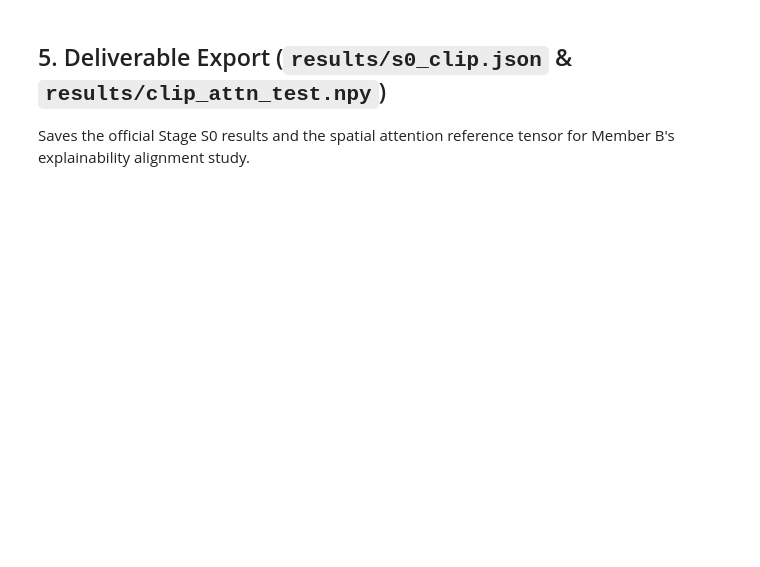
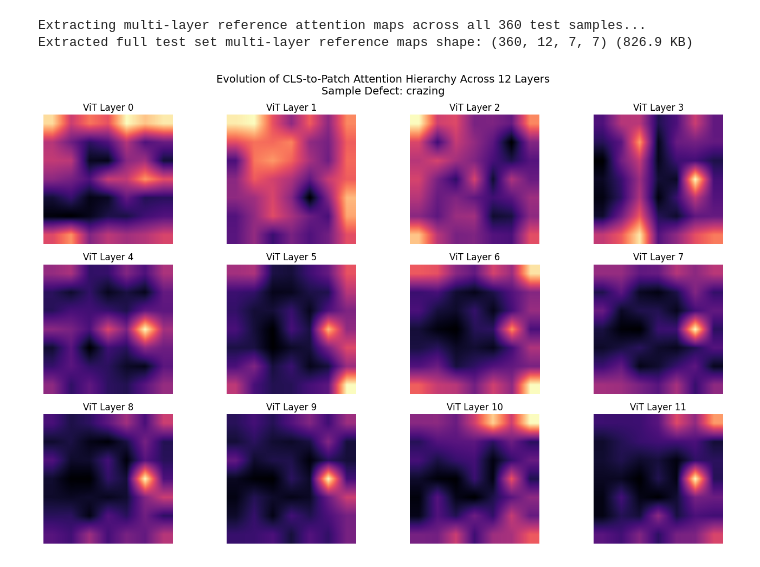
Before and after one commit to yassine-cmd/TrustVision, a Jupyter notebook: notebooks/exp_A.ipynb, the cells around one changed output. Drawn from its saved outputs; the diff is of its cells as text; code cells hidden in the pictures; blank space fills up the shorter version.

Commit message:
feat(s0): complete Stage S0 - CLIP zero-shot vs calibrated linear probe & mechanistic attention

```diff
--- a/notebooks/exp_A.ipynb
+++ b/notebooks/exp_A.ipynb
@@ -404,3 +714,44 @@ print(f"Extracted full test set attention maps shape: {test_attention_maps.shape
-# %% [markdown]
-## 5. Deliverable Export (`results/s0_clip.json` & `results/clip_attn_test.npy`)
-Saves the official Stage S0 results and the spatial attention reference tensor for Member B's explainability alignment study.
+# %%
+# 6. Extract Multi-Layer Reference Attention Maps (All 12 Layers)
+def get_all_layer_attention_maps(images_tensor: torch.Tensor):
+    """
+    Extracts spatial CLS-to-patch attention maps for all 12 ViT layers.
+    Returns numpy array of shape (B, 12, 7, 7).
+    """
+    clip_model.eval()
+    with torch.no_grad():
+        norm_imgs = (images_tensor.to(device) - clip_mean) / clip_std
+        outputs = clip_model.vision_model(norm_imgs, output_attentions=True)
+        all_layers = []
+        for l_attn in outputs.attentions:
+            cls_patches = l_attn[:, :, 0, 1:].mean(dim=1)  # (B, 49)
+            m = cls_patches.view(-1, 7, 7)
+            all_layers.append(m)
+        stacked = torch.stack(all_layers, dim=1)  # (B, 12, 7, 7)
+    return stacked.cpu().numpy()
+
+print("Extracting multi-layer reference attention maps across all 360 test samples...")
+all_attn_list = []
+for imgs, _ in test_loader:
+    m = get_all_layer_attention_maps(imgs)
+    all_attn_list.append(m)
+
+test_attention_maps = np.concatenate(all_attn_list, axis=0)  # (360, 12, 7, 7)
+print(f"Extracted full test set multi-layer reference maps shape: {test_attention_maps.shape} ({test_attention_maps.nbytes / 1024:.1f} KB)")
+
+# Visualize evolution of attention across all 12 layers for a sample test image
+sample_img, sample_lbl = test_loader.dataset[0]
+sample_maps = get_all_layer_attention_maps(sample_img.unsqueeze(0))[0]  # (12, 7, 7)
+
+fig, axes = plt.subplots(3, 4, figsize=(14, 9))
+for l_idx, ax in enumerate(axes.flat):
+    ax.imshow(sample_maps[l_idx], cmap="magma", interpolation="bilinear")
+    ax.set_title(f"ViT Layer {l_idx}")
+    ax.axis("off")
+plt.suptitle(f"Evolution of CLS-to-Patch Attention Hierarchy Across 12 Layers\nSample Defect: {NEU_CLASSES[sample_lbl]}", fontsize=14)
+plt.tight_layout()
+plt.show()
+# %% [output]
+Extracting multi-layer reference attention maps across all 360 test samples...
+Extracted full test set multi-layer reference maps shape: (360, 12, 7, 7) (826.9 KB)
+[figure, added]
```
Also changed, not shown: parts of 23 cells of this notebook, 13 other files.
